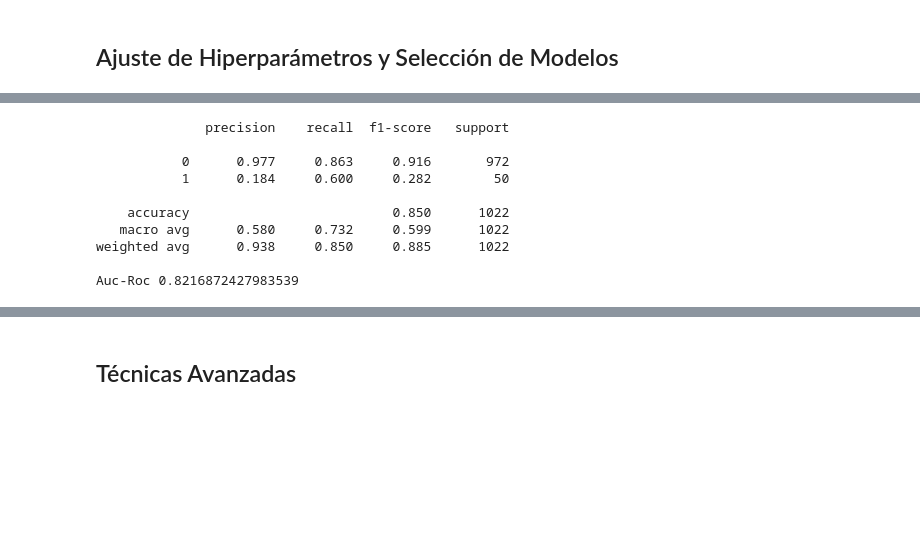
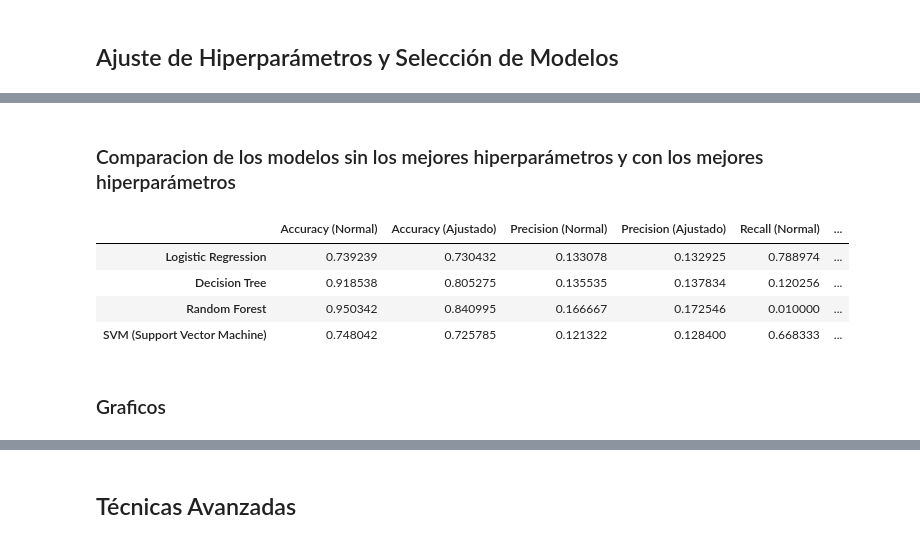
Before and after one commit to VictorDeMarco/Mineria-Datos, a Jupyter notebook: trabajo_final/trabajo_final.ipynb, the cells around one changed output, grey strips where cells are left out. Drawn from its saved outputs; the diff is of its cells as text; code cells hidden in the pictures; blank space fills up the shorter version.

```diff
--- a/trabajo_final/trabajo_final.ipynb
+++ b/trabajo_final/trabajo_final.ipynb
@@ -291,0 +291,30 @@ Mejor puntuación F1: 0.2670073670529044
+# %%
+cv = StratifiedKFold(n_splits=5, shuffle=True, random_state=42)
+metrics = ["accuracy", "precision", "recall", "f1", "roc_auc"]
+params_results = {}
+
+# Buscar los mejores hiperparámetros para cada modelo
+for model, classifier in params_model.items():
+    pipe = Pipeline(
+        steps=[("preprocessor", preprocesor), ("classifier", classifier["classifier"])]
+    )
+    grid_search = GridSearchCV(
+        pipe, classifier["params"], scoring="f1", cv=cv, n_jobs=-1, verbose=1
+    )
+    grid_search.fit(X_train, y_train)
+
+    # Evaluar el modelo con los mejores hiperparámetros
+    scores = cross_validate(
+        grid_search.best_estimator_,
+        X_train,
+        y_train,
+        cv=cv,
+        scoring=metrics,
+        n_jobs=-1,
+        return_train_score=False,
+    )
+    params_results[model] = {
+        "best_params": grid_search.best_params_,
+        "best_score": grid_search.best_score_,
+        "metrics": {metric: scores[f"test_{metric}"].mean() for metric in metrics},
+    }
@@ -292,21 +339,24 @@ Mejor puntuación F1: 0.2670073670529044
+# %% [markdown]
+### Comparacion de los modelos sin los mejores hiperparámetros y con los mejores hiperparámetros
 # %%
+comparacion = {}
 
+for m in models.keys():
+    if m not in comparacion:
+        comparacion[m] = {}
 
-best_model = grid_search_rf.best_estimator_
-y_pred = best_model.predict(X_test)
-y_prob = best_model.predict_proba(X_test)[:, 1]
+    for metric in metrics:
+        comparacion[m][f"{metric.capitalize()} (Normal)"] = results[m][metric]
+        comparacion[m][f"{metric.capitalize()} (Ajustado)"] = params_results[m]["metrics"][metric]
 
-print(classification_report(y_test, y_pred, digits=3))
-print("Auc-Roc", roc_auc_score(y_test, y_prob))
+results_df = pd.DataFrame(comparacion).T
+display(results_df)
 # %% [output]
-              precision    recall  f1-score   support
-
-           0      0.977     0.863     0.916       972
-           1      0.184     0.600     0.282        50
-
-    accuracy                          0.850      1022
-   macro avg      0.580     0.732     0.599      1022
-weighted avg      0.938     0.850     0.885      1022
-
-Auc-Roc 0.8216872427983539
+|  | Accuracy (Normal) | Accuracy (Ajustado) | Precision (Normal) | Precision (Ajustado) | Recall (Normal) | ... |
+| Logistic Regression | 0.739239 | 0.730432 | 0.133078 | 0.132925 | 0.788974 | ... |
+| Decision Tree | 0.918538 | 0.805275 | 0.135535 | 0.137834 | 0.120256 | ... |
+| Random Forest | 0.950342 | 0.840995 | 0.166667 | 0.172546 | 0.010000 | ... |
+| SVM (Support Vector Machine) | 0.748042 | 0.725785 | 0.121322 | 0.128400 | 0.668333 | ... |
+# %% [markdown]
+### Graficos
 # %%
```
Also changed, not shown: parts of 9 cells of this notebook.
